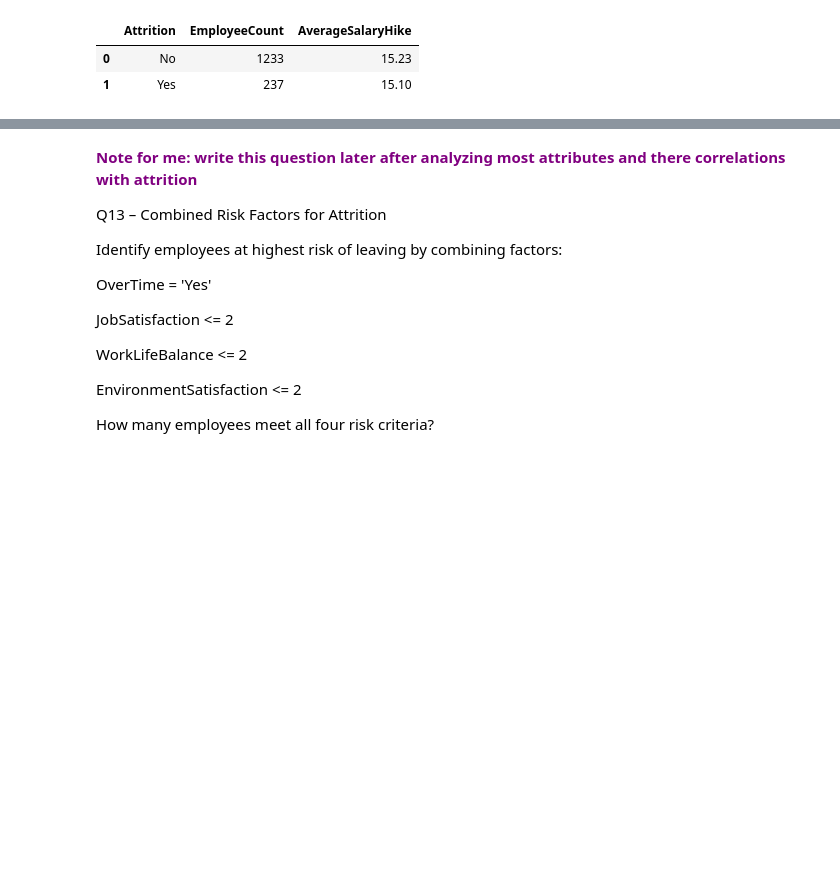
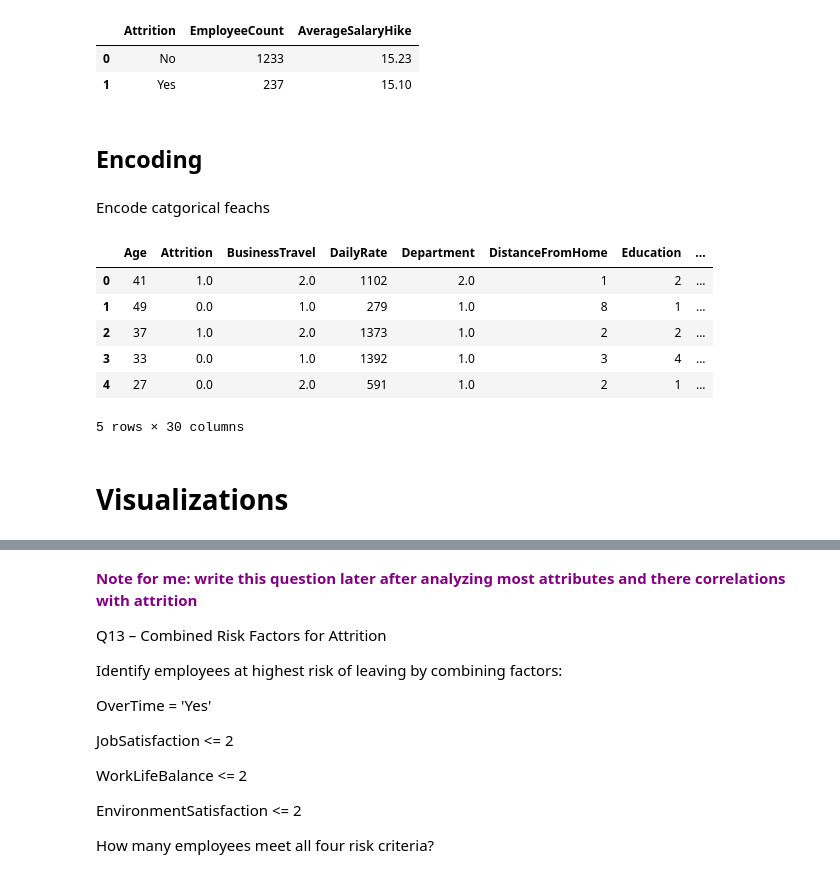
Before and after one commit to wareefAlyousef/Employee-Attrition-STC, a Jupyter notebook: Employee Attrition notebook.ipynb, the cells around one changed output, grey strips where cells are left out. Drawn from its saved outputs; the diff is of its cells as text; code cells hidden in the pictures; blank space fills up the shorter version.

```diff
--- a/Employee Attrition notebook.ipynb
+++ b/Employee Attrition notebook.ipynb
@@ -1167,3 +1175,37 @@ Average PercentSalaryHike by Attrition status (SQLite):
 |  | Attrition | EmployeeCount | AverageSalaryHike |
 | 0 | No | 1233 | 15.23 |
 | 1 | Yes | 237 | 15.10 |
+# %% [markdown]
+## Encoding
+# %% [markdown]
+Encode catgorical feachs
+# %%
+import pandas as pd
+import plotly.express as px
+from sklearn.preprocessing import OrdinalEncoder
+
+# List categorical columns
+cat_cols = ["Attrition","BusinessTravel","Department","EducationField", "Gender","JobRole","MaritalStatus","OverTime"]
+
+# Initialize encoder
+encoder = OrdinalEncoder()
+
+# Encode categorical features
+encodedDf = cleanDf.copy()
+encodedDf[cat_cols] = encoder.fit_transform(cleanDf[cat_cols])
+
+
+# Save the encoded DataFrame to a new CSV file
+encodedDf.to_csv('data/encodedDf.csv', index=False)
+
+encodedDf.head()
+# %% [output]
+|  | Age | Attrition | BusinessTravel | DailyRate | Department | DistanceFromHome | Education | ... |
+| 0 | 41 | 1.0 | 2.0 | 1102 | 2.0 | 1 | 2 | ... |
+| 1 | 49 | 0.0 | 1.0 | 279 | 1.0 | 8 | 1 | ... |
+| 2 | 37 | 1.0 | 2.0 | 1373 | 1.0 | 2 | 2 | ... |
+| 3 | 33 | 0.0 | 1.0 | 1392 | 1.0 | 3 | 4 | ... |
+| 4 | 27 | 0.0 | 2.0 | 591 | 1.0 | 2 | 1 | ... |
+5 rows × 30 columns
+# %% [markdown]
+# Visualizations
```
Also changed, not shown: parts of 33 cells of this notebook, 1 other file.
